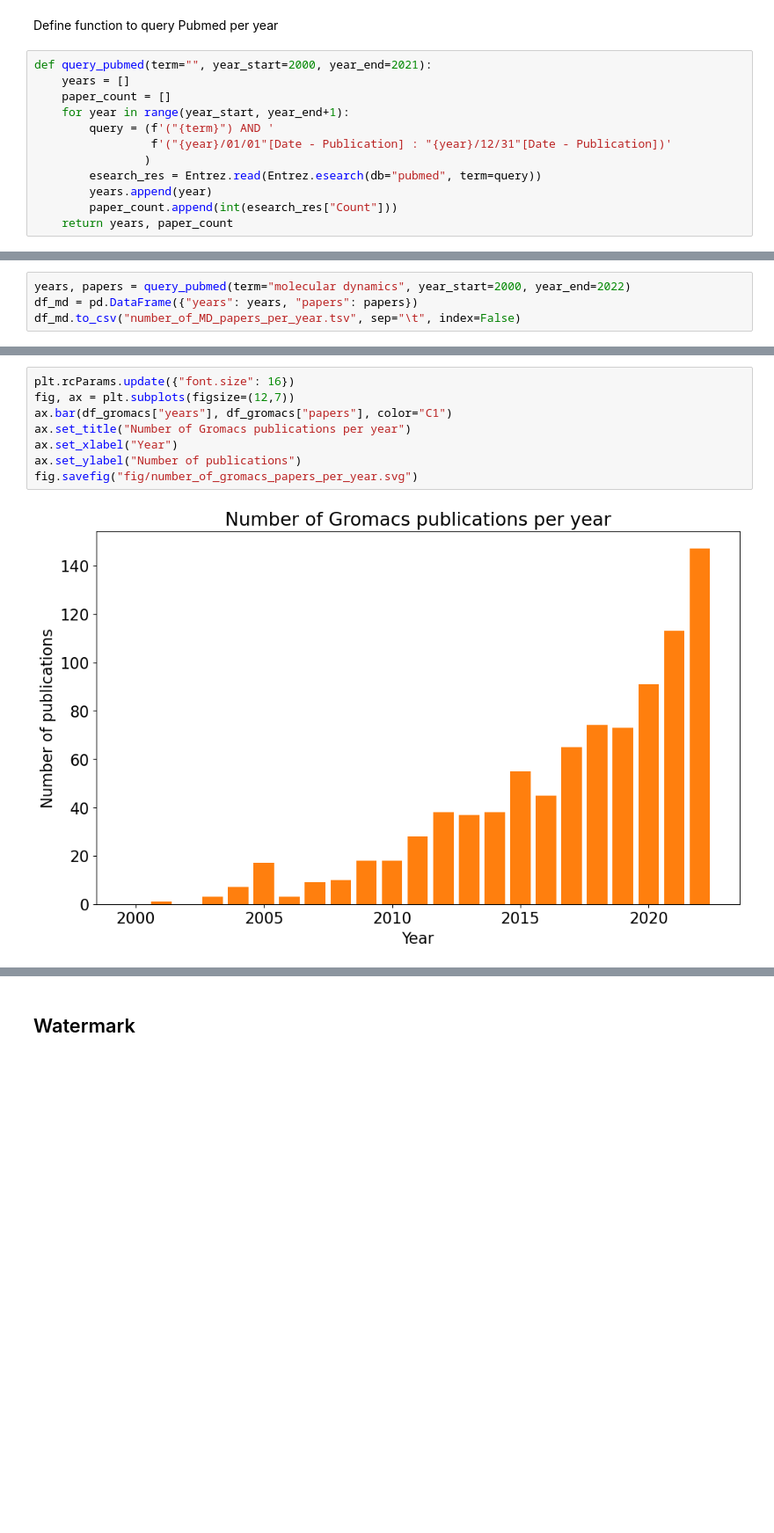
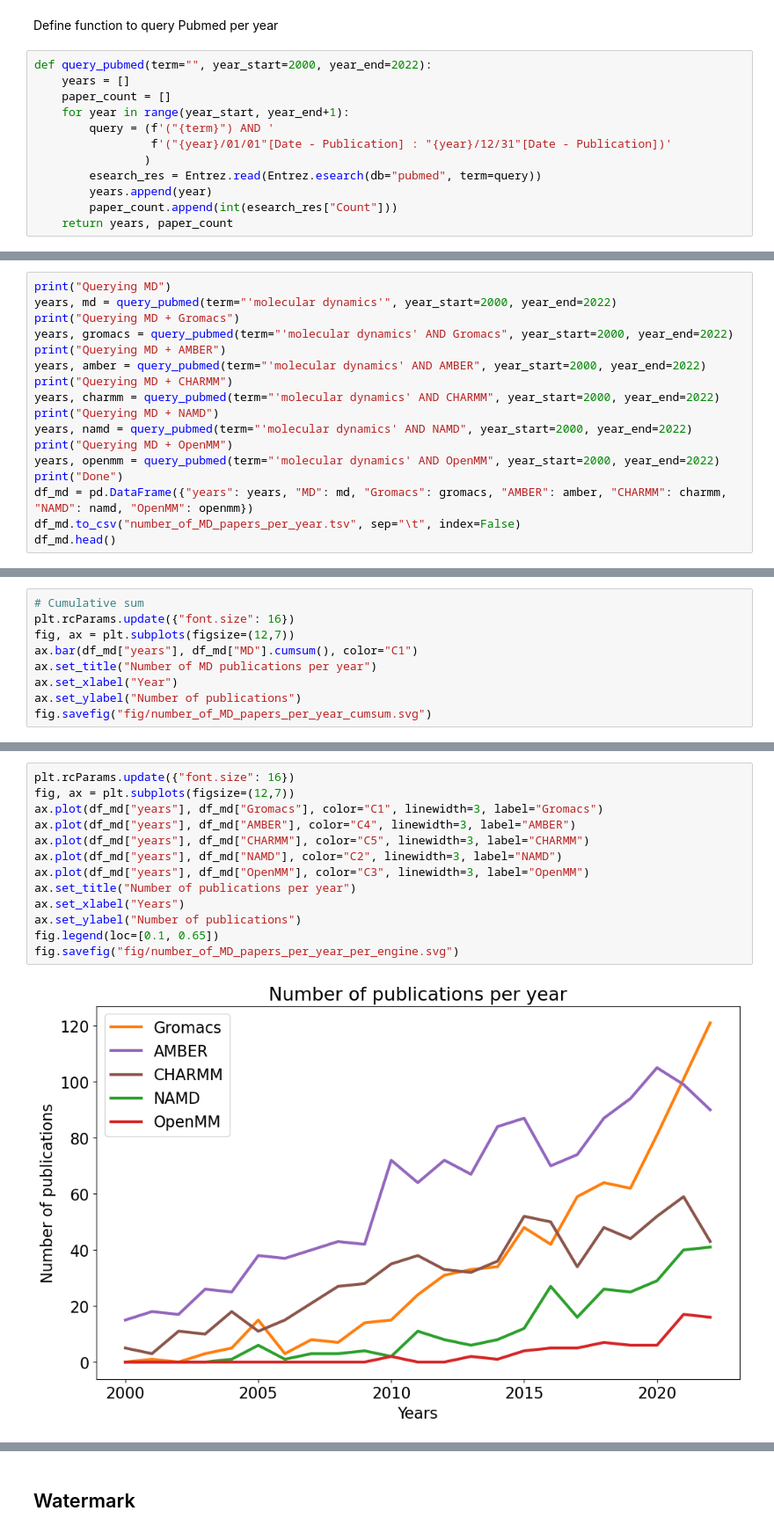
Before and after one commit to MDverse/mdda, a Jupyter notebook: notebooks/search_MD_in_pubmed.ipynb, the cells around one changed output, grey strips where cells are left out. Shown at 88% size. Cells and saved outputs as stored; diff of their text form; blank space fills up the shorter version.

Commit message:
Update figures

```diff
--- a/notebooks/search_MD_in_pubmed.ipynb
+++ b/notebooks/search_MD_in_pubmed.ipynb
@@ -13,7 +14,7 @@ Entrez.email = "bob@email.com"
 # %% [markdown]
 Define function to query Pubmed per year
 # %%
-def query_pubmed(term="", year_start=2000, year_end=2021):
+def query_pubmed(term="", year_start=2000, year_end=2022):
     years = []
     paper_count = []
     for year in range(year_start, year_end+1):
@@ -27,4 +30,17 @@ def query_pubmed(term="", year_start=2000, year_end=2021):
 # %%
-years, papers = query_pubmed(term="molecular dynamics", year_start=2000, year_end=2022)
-df_md = pd.DataFrame({"years": years, "papers": papers})
+print("Querying MD")
+years, md = query_pubmed(term="'molecular dynamics'", year_start=2000, year_end=2022)
+print("Querying MD + Gromacs")
+years, gromacs = query_pubmed(term="'molecular dynamics' AND Gromacs", year_start=2000, year_end=2022)
+print("Querying MD + AMBER")
+years, amber = query_pubmed(term="'molecular dynamics' AND AMBER", year_start=2000, year_end=2022)
+print("Querying MD + CHARMM")
+years, charmm = query_pubmed(term="'molecular dynamics' AND CHARMM", year_start=2000, year_end=2022)
+print("Querying MD + NAMD")
+years, namd = query_pubmed(term="'molecular dynamics' AND NAMD", year_start=2000, year_end=2022)
+print("Querying MD + OpenMM")
+years, openmm = query_pubmed(term="'molecular dynamics' AND OpenMM", year_start=2000, year_end=2022)
+print("Done")
+df_md = pd.DataFrame({"years": years, "MD": md, "Gromacs": gromacs, "AMBER": amber, "CHARMM": charmm, "NAMD": namd, "OpenMM": openmm})
 df_md.to_csv("number_of_MD_papers_per_year.tsv", sep="\t", index=False)
+df_md.head()
@@ -44,0 +71,9 @@ df_gromacs.to_csv("number_of_gromacs_papers_per_year.tsv", sep="\t", index=False
+# %%
+# Cumulative sum
+plt.rcParams.update({"font.size": 16})
+fig, ax = plt.subplots(figsize=(12,7))
+ax.bar(df_md["years"], df_md["MD"].cumsum(), color="C1")
+ax.set_title("Number of MD publications per year")
+ax.set_xlabel("Year")
+ax.set_ylabel("Number of publications")
+fig.savefig("fig/number_of_MD_papers_per_year_cumsum.svg")
@@ -45,11 +84,16 @@ df_gromacs.to_csv("number_of_gromacs_papers_per_year.tsv", sep="\t", index=False
 # %%
 plt.rcParams.update({"font.size": 16})
 fig, ax = plt.subplots(figsize=(12,7))
-ax.bar(df_gromacs["years"], df_gromacs["papers"], color="C1")
-ax.set_title("Number of Gromacs publications per year")
-ax.set_xlabel("Year")
+ax.plot(df_md["years"], df_md["Gromacs"], color="C1", linewidth=3, label="Gromacs")
+ax.plot(df_md["years"], df_md["AMBER"], color="C4", linewidth=3, label="AMBER")
+ax.plot(df_md["years"], df_md["CHARMM"], color="C5", linewidth=3, label="CHARMM")
+ax.plot(df_md["years"], df_md["NAMD"], color="C2", linewidth=3, label="NAMD")
+ax.plot(df_md["years"], df_md["OpenMM"], color="C3", linewidth=3, label="OpenMM")
+ax.set_title("Number of publications per year")
+ax.set_xlabel("Years")
 ax.set_ylabel("Number of publications")
-fig.savefig("fig/number_of_gromacs_papers_per_year.svg")
+fig.legend(loc=[0.1, 0.65])
+fig.savefig("fig/number_of_MD_papers_per_year_per_engine.svg")
 # %% [output]
-[figure, old version]
+[figure, new version]
 # %% [markdown]
```
Also changed, not shown: parts of 9 cells of this notebook, 1 other file.
